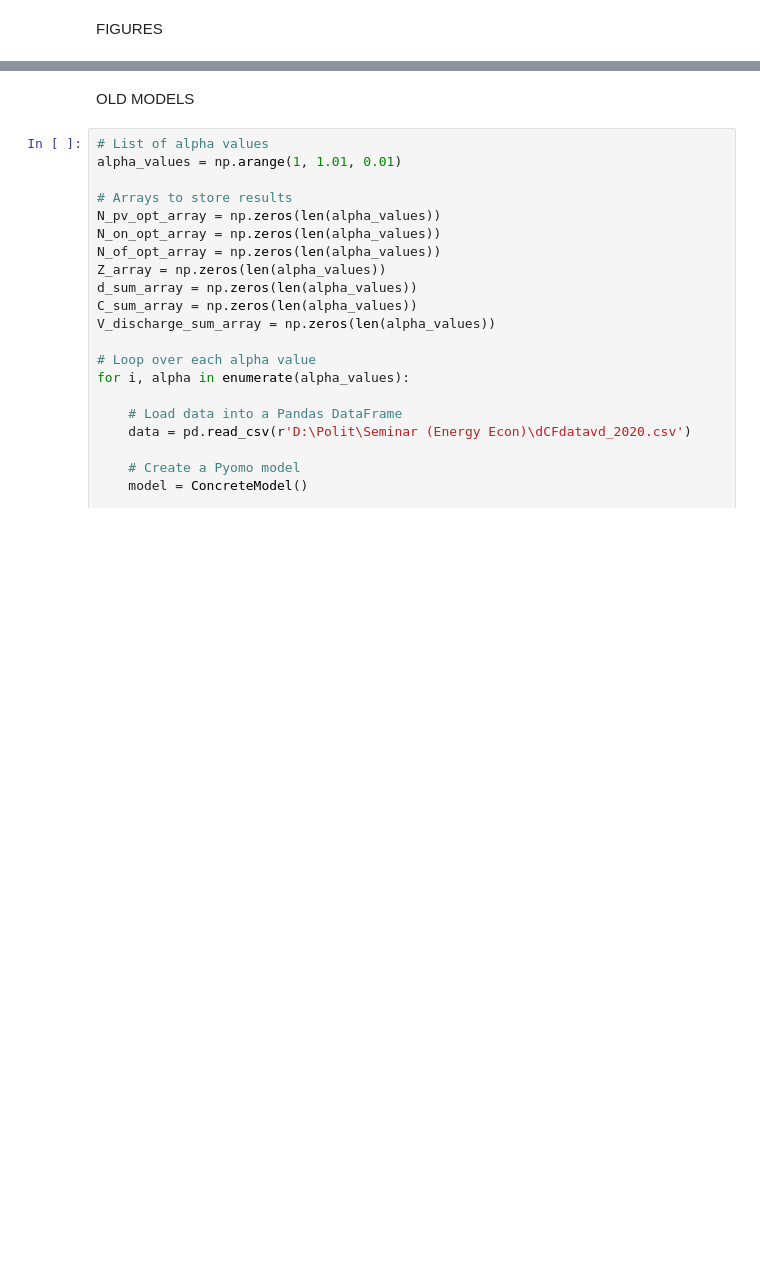
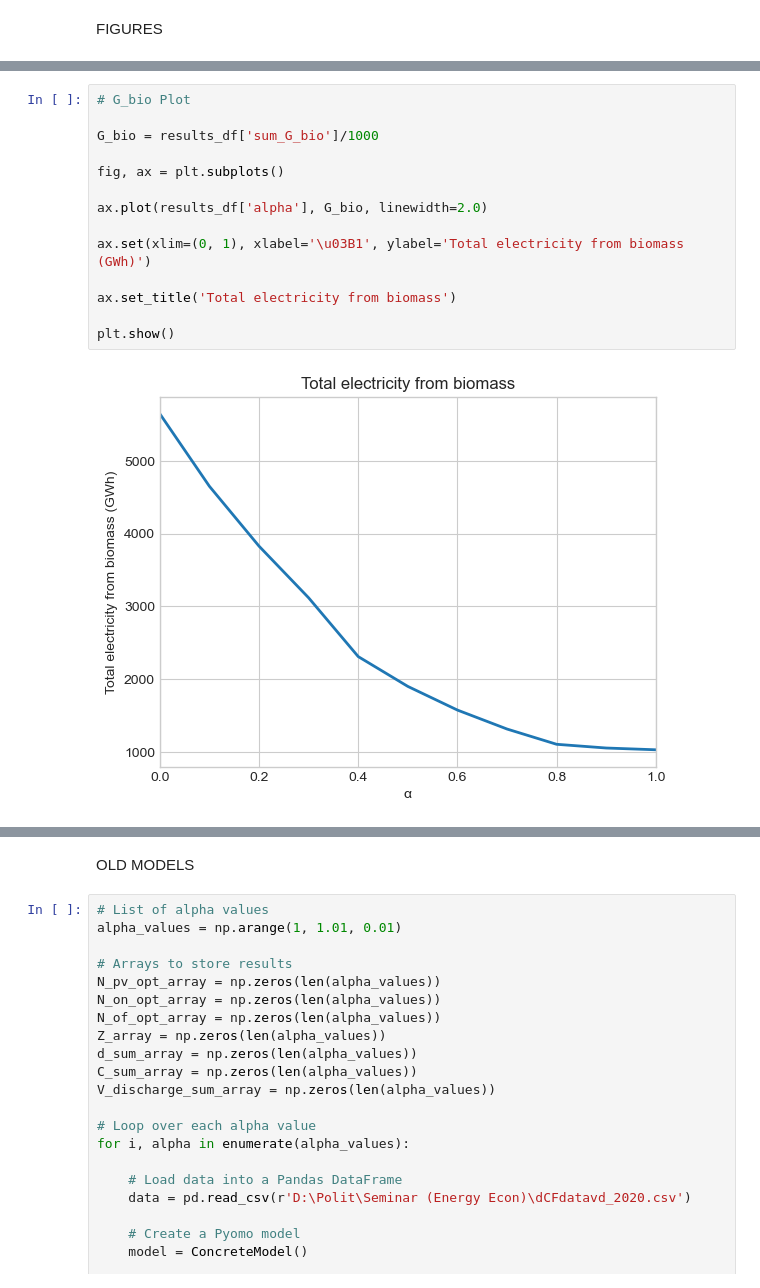
Before and after one commit to Emiknd/test, a Jupyter notebook: Seminar.ipynb, the cells around one changed output, grey strips where cells are left out. Saved outputs shown, nothing was run; the diff lists cells and outputs as text; blank space fills up the shorter version.

```diff
--- a/Seminar.ipynb
+++ b/Seminar.ipynb
@@ -777,3 +785,19 @@ plt.show()
+# %%
+# G_bio Plot
+
+G_bio = results_df['sum_G_bio']/1000
+
+fig, ax = plt.subplots()
+
+ax.plot(results_df['alpha'], G_bio, linewidth=2.0)
+
+ax.set(xlim=(0, 1), xlabel='\u03B1', ylabel='Total electricity from biomass (GWh)')
+
+ax.set_title('Total electricity from biomass')
+
+plt.show()
+# %% [output]
+[figure, added]
 # %%
 # Curtailment Plot (change to C/(d+C))
 share_cur = results_df['sum_C']/(results_df['sum_d']+results_df['sum_C'])*100
```
Also changed, not shown: parts of 7 cells of this notebook.
